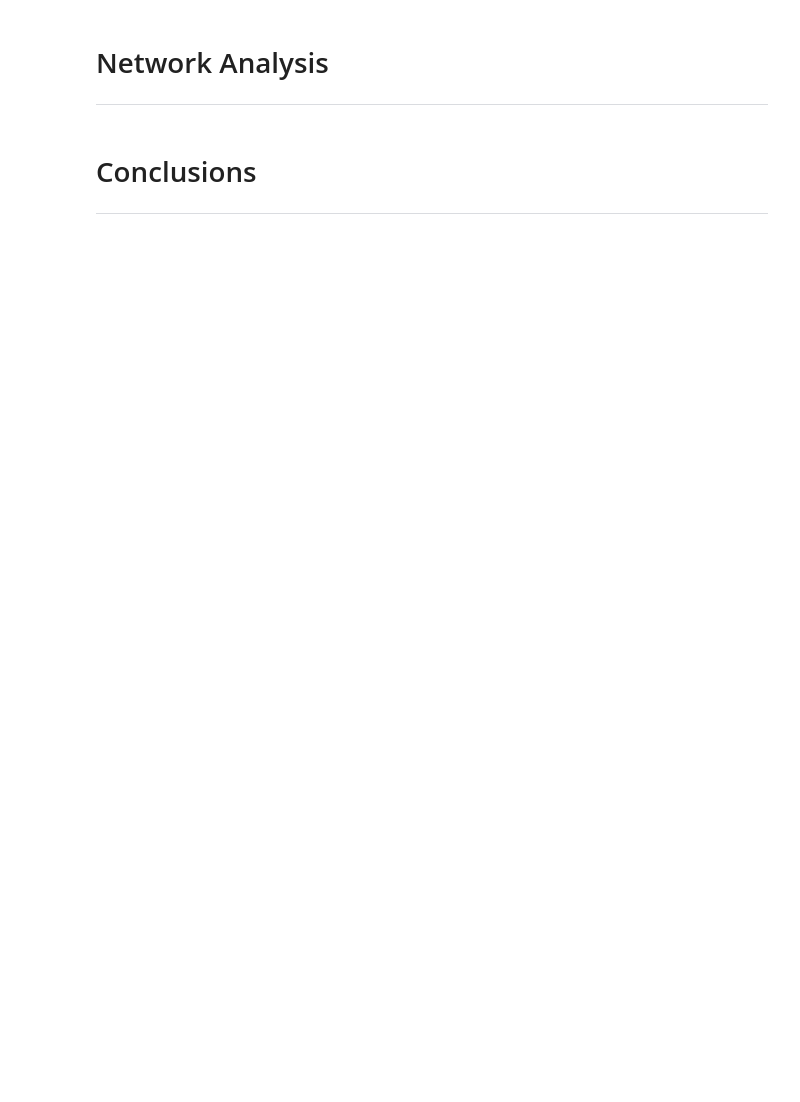
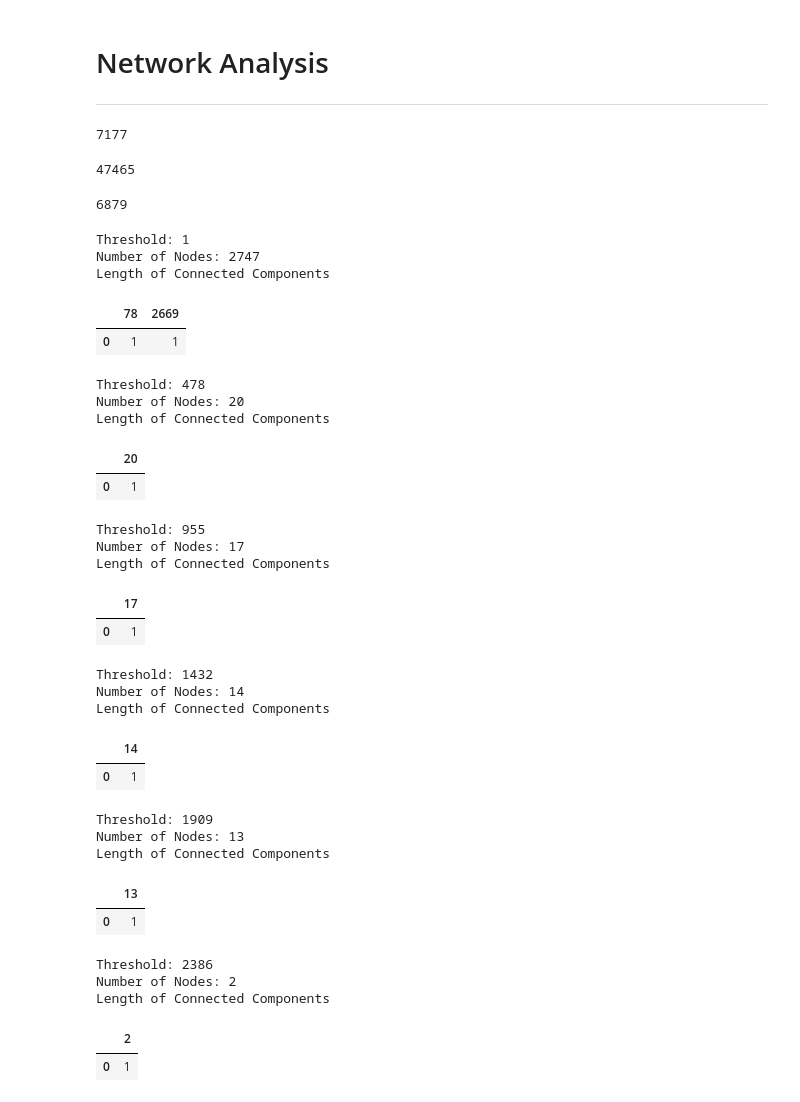
Before and after one commit to SamReeves/MyanmarNetworkAnalysis, a Jupyter notebook: projectA.ipynb, the cells around one changed output. Saved outputs shown, nothing was run; the diff lists cells and outputs as text; code cells hidden in the pictures; blank space fills up the shorter version.

```diff
--- a/projectA.ipynb
+++ b/projectA.ipynb
@@ -164,6 +204,20 @@ AttributeError: 'builtin_function_or_method' object has no attribute 'append'
 # %% [markdown]
 # Network Analysis
 ***
-# %% [markdown]
-# Conclusions
-***
+# %%
+G = nx.Graph()
+
+company_nodes = edges.keys()
+people_nodes = reversed_edges.keys()
+
+G.add_nodes_from(company_nodes, bipartite = 'Companies')
+G.add_nodes_from(people_nodes, bipartite = 'People')
+G.add_edges_from(expanded_edges)
+
+G.number_of_nodes()
+# %% [output]
+7177
+# %%
+G.number_of_edges()
+# %% [output]
+47465
@@ -169,0 +226,44 @@ AttributeError: 'builtin_function_or_method' object has no attribute 'append'
+# %%
+P.number_of_edges()
+# %% [output]
+6879
+# %%
+islands_P = islandMethod(P)
+
+for i in islands_P:
+    print('Threshold: ' + str(i[0]))
+    print('Number of Nodes: ' + str(len(i[1])))
+    print('Length of Connected Components')
+    display(pd.DataFrame(pd.Series([len(c) for c in sorted(nx.connected_components(i[1]), key=len)]).value_counts().sort_index()).T)
+    print()
+# %% [output]
+Threshold: 1
+Number of Nodes: 2747
+Length of Connected Components
+|  | 78 | 2669 |
+| 0 | 1 | 1 |
+Threshold: 478
+Number of Nodes: 20
+Length of Connected Components
+|  | 20 |
+| 0 | 1 |
+Threshold: 955
+Number of Nodes: 17
+Length of Connected Components
+|  | 17 |
+| 0 | 1 |
+Threshold: 1432
+Number of Nodes: 14
+Length of Connected Components
+|  | 14 |
+| 0 | 1 |
+Threshold: 1909
+Number of Nodes: 13
+Length of Connected Components
+|  | 13 |
+| 0 | 1 |
+Threshold: 2386
+Number of Nodes: 2
+Length of Connected Components
+|  | 2 |
+| 0 | 1 |
```
Also changed, not shown: parts of 9 cells of this notebook.
